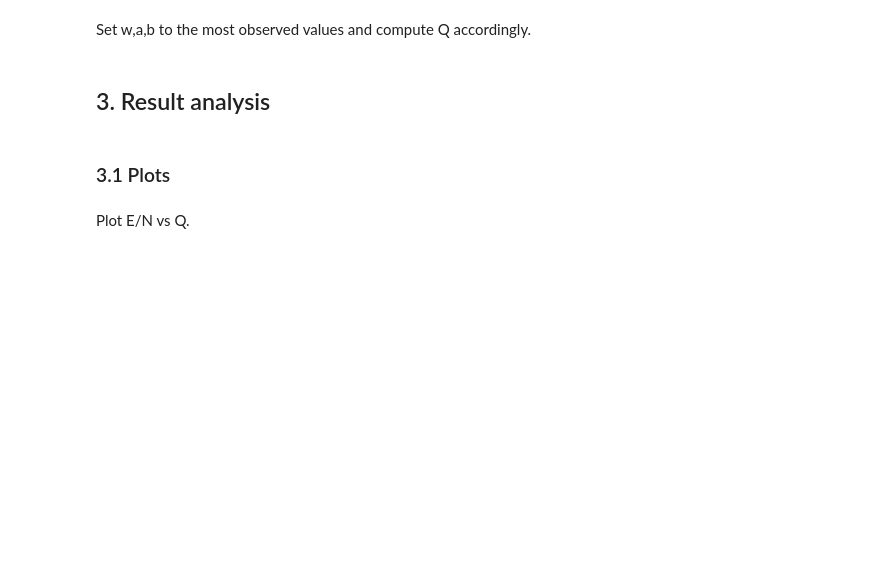
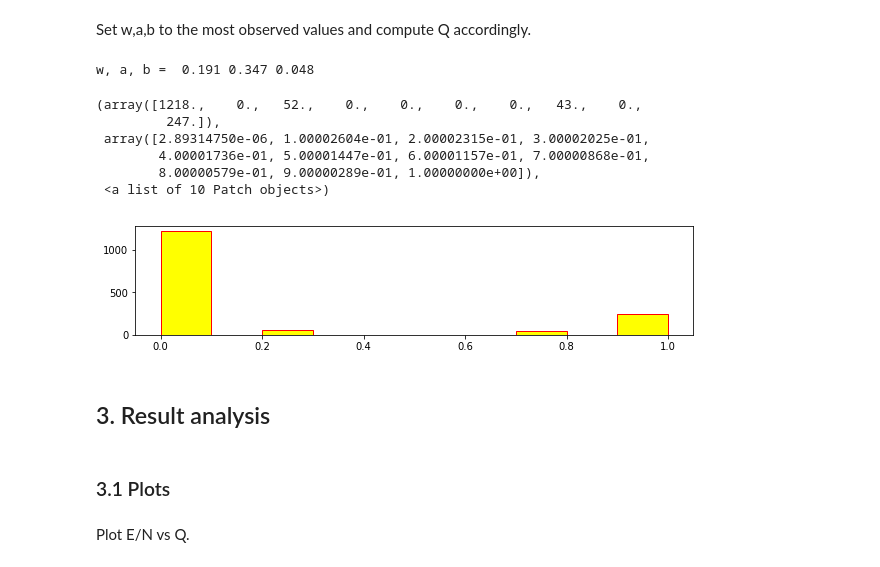
Before and after one commit to yokaiAG/Stage2019, a Jupyter notebook: Code/Newman_sampleTest.ipynb, the cells around one changed output. Drawn from its saved outputs; the diff is of its cells as text; code cells hidden in the pictures; blank space fills up the shorter version.

```diff
--- a/Code/Newman_sampleTest.ipynb
+++ b/Code/Newman_sampleTest.ipynb
@@ -220,8 +218,19 @@ Set w,a,b to the most observed values and compute Q accordingly.
 # %%
 w, a, b = max([(v, val.count(v)/len(val)) for v in set(val)], key=itemgetter(1))[0]
 for (i,j) in node_pairs:
     Q[i,j] = w * a**E[i,j] * (1-a)**(N[i,j]-E[i,j])
     Q[i,j] /= w * a**E[i,j] * (1-a)**(N[i,j]-E[i,j]) + (1-w) * b**E[i,j] * (1-b)**(N[i,j]-E[i,j])
+print("w, a, b = ", w,a,b)
+plt.hist(Q.values(), facecolor='yellow', edgecolor='red')
+# %% [output]
+w, a, b =  0.191 0.347 0.048
+(array([1218.,    0.,   52.,    0.,    0.,    0.,    0.,   43.,    0.,
+         247.]),
+ array([2.89314750e-06, 1.00002604e-01, 2.00002315e-01, 3.00002025e-01,
+        4.00001736e-01, 5.00001447e-01, 6.00001157e-01, 7.00000868e-01,
+        8.00000579e-01, 9.00000289e-01, 1.00000000e+00]),
+ <a list of 10 Patch objects>)
+[figure, added]
 # %% [markdown]
 ## 3. Result analysis
 # %% [markdown]
```
Also changed, not shown: parts of 22 cells of this notebook, 2 other files.
